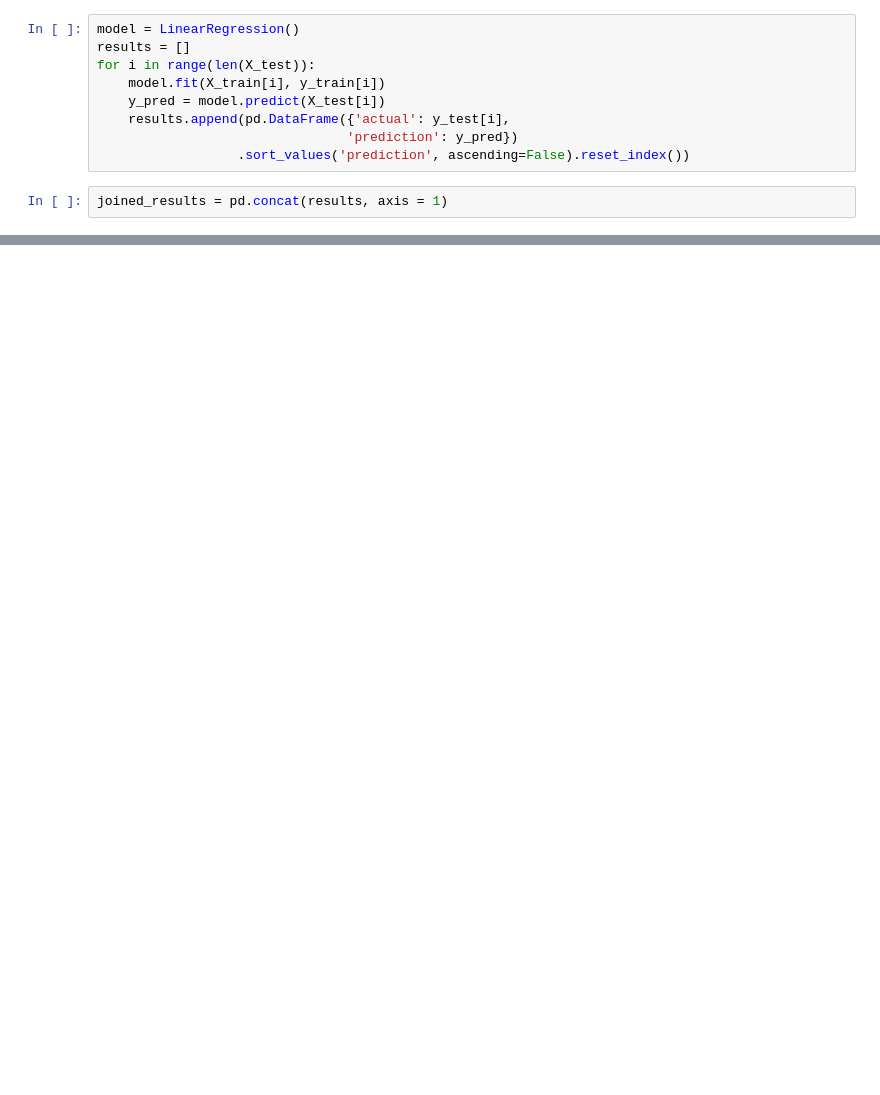
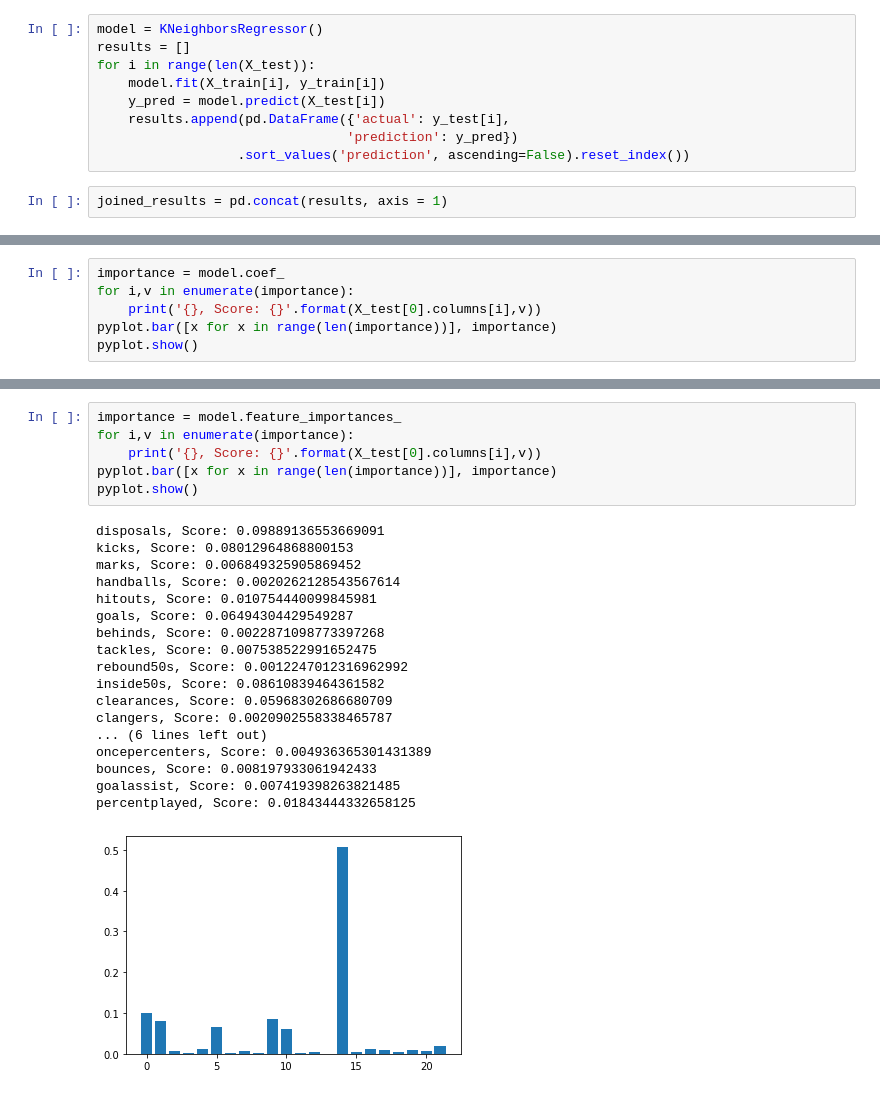
Before and after one commit to simonlipson/machine_learning, a Jupyter notebook: AFL Brownlow Predictor.ipynb, the cells around one changed output, grey strips where cells are left out. Cells and saved outputs as stored; diff of their text form; blank space fills up the shorter version.

Commit message:
removed grandfinal years and added color to output for actual winners. also added output of feature importance

```diff
--- a/AFL Brownlow Predictor.ipynb
+++ b/AFL Brownlow Predictor.ipynb
@@ -282,5 +274,5 @@ pyplot.show()
 # %%
-model = LinearRegression()
+model = KNeighborsRegressor()
 results = []
 for i in range(len(X_test)):
     model.fit(X_train[i], y_train[i])
@@ -301,0 +328,6 @@ joined_results['new_index'].head()
+# %%
+importance = model.coef_
+for i,v in enumerate(importance):
+	print('{}, Score: {}'.format(X_test[0].columns[i],v))
+pyplot.bar([x for x in range(len(importance))], importance)
+pyplot.show()
@@ -301,0 +344,25 @@ joined_results['new_index'].head()
+# %%
+importance = model.feature_importances_
+for i,v in enumerate(importance):
+	print('{}, Score: {}'.format(X_test[0].columns[i],v))
+pyplot.bar([x for x in range(len(importance))], importance)
+pyplot.show()
+# %% [output]
+disposals, Score: 0.09889136553669091
+kicks, Score: 0.08012964868800153
+marks, Score: 0.006849325905869452
+handballs, Score: 0.0020262128543567614
+hitouts, Score: 0.010754440099845981
+goals, Score: 0.06494304429549287
+behinds, Score: 0.0022871098773397268
+tackles, Score: 0.007538522991652475
+rebound50s, Score: 0.0012247012316962992
+inside50s, Score: 0.08610839464361582
+clearances, Score: 0.05968302686680709
+clangers, Score: 0.0020902558338465787
+... (6 lines left out)
+oncepercenters, Score: 0.004936365301431389
+bounces, Score: 0.008197933061942433
+goalassist, Score: 0.007419398263821485
+percentplayed, Score: 0.01843444332658125
+[figure, added]
```
Also changed, not shown: parts of 21 cells of this notebook.
